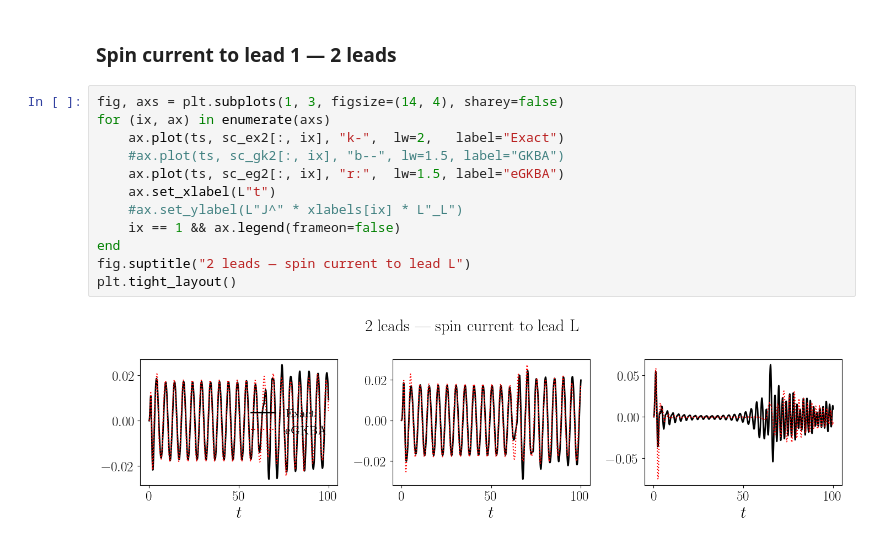
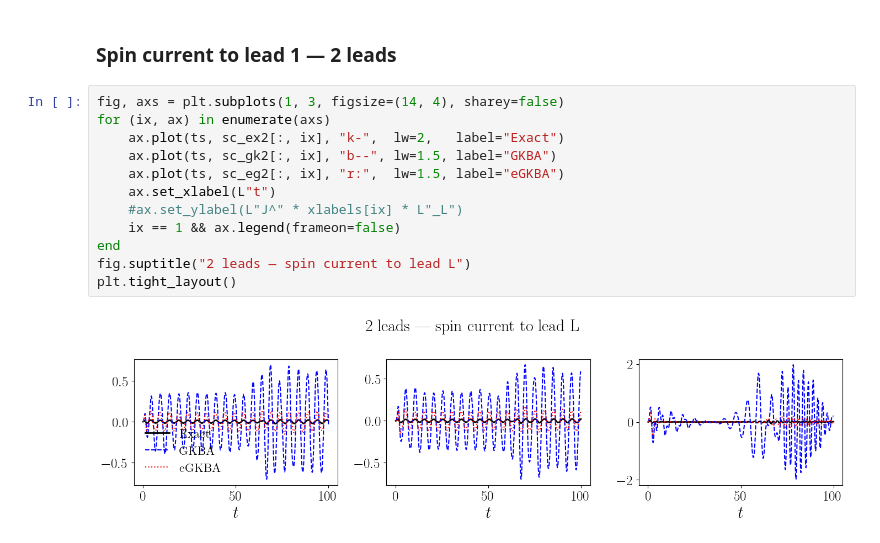
Before and after one commit to Jalil199/GKBA, a Jupyter notebook: notebooks/krylov_comparison.ipynb, the cells around one changed output. Drawn from its saved outputs; the diff is of its cells as text.

```diff
--- a/notebooks/krylov_comparison.ipynb
+++ b/notebooks/krylov_comparison.ipynb
@@ -313,14 +313,14 @@ plt.tight_layout()
 # %%
 fig, axs = plt.subplots(1, 3, figsize=(14, 4), sharey=false)
 for (ix, ax) in enumerate(axs)
     ax.plot(ts, sc_ex2[:, ix], "k-",  lw=2,   label="Exact")
-    #ax.plot(ts, sc_gk2[:, ix], "b--", lw=1.5, label="GKBA")
+    ax.plot(ts, sc_gk2[:, ix], "b--", lw=1.5, label="GKBA")
     ax.plot(ts, sc_eg2[:, ix], "r:",  lw=1.5, label="eGKBA")
     ax.set_xlabel(L"t")
     #ax.set_ylabel(L"J^" * xlabels[ix] * L"_L")
     ix == 1 && ax.legend(frameon=false)
 end
 fig.suptitle("2 leads — spin current to lead L")
 plt.tight_layout()
 # %% [output]
-[figure, old version]
+[figure, new version]
```
Also changed, not shown: parts of 3 cells of this notebook, 1 other file.
